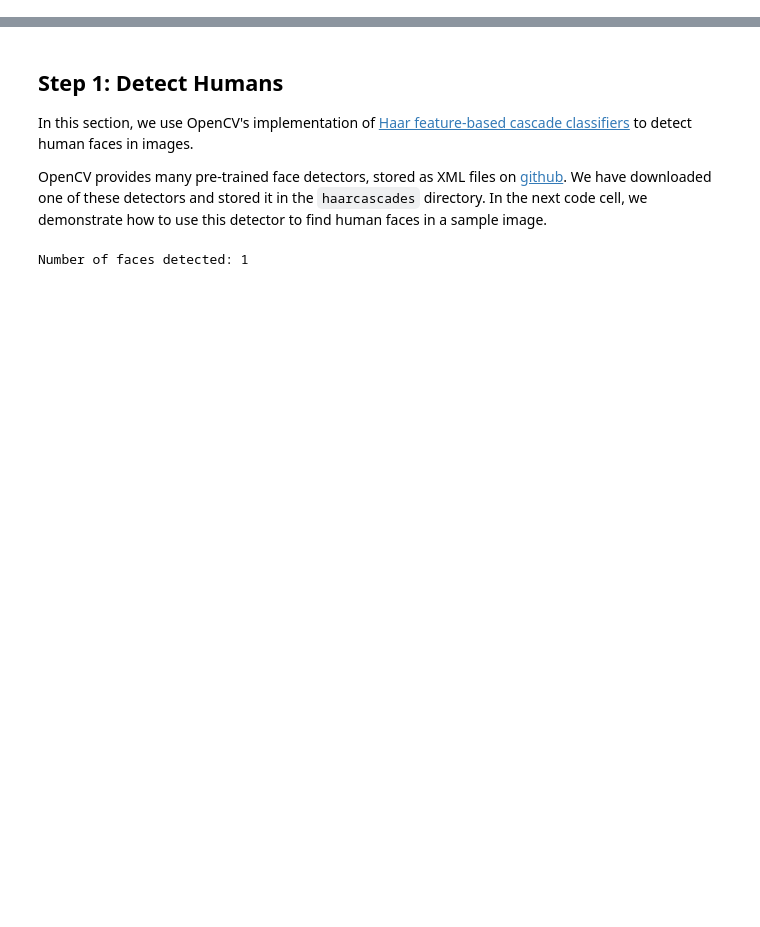
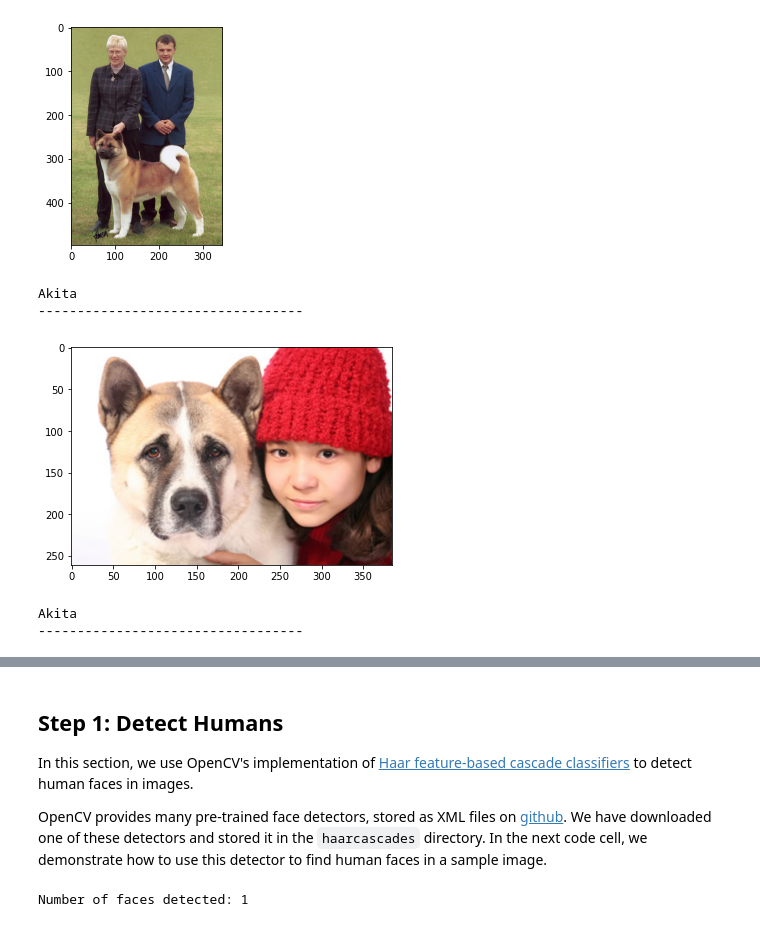
Before and after one commit to albert-kuc/Dog-Breed-Classifier, a Jupyter notebook: dog_app.ipynb, the cells around one changed output, grey strips where cells are left out. Saved outputs shown, nothing was run; the diff lists cells and outputs as text; code cells hidden in the pictures; blank space fills up the shorter version.

```diff
--- a/dog_app.ipynb
+++ b/dog_app.ipynb
@@ -72,0 +171,12 @@ There are 8351 total dog images.
+# %%
+for file_path in dog_files_train[:500]:
+    for i in with_people:
+        if i in file_path:
+            display_img_from_path(file_path)
+# %% [output]
+[figure, added]
+Akita
+----------------------------------
+[figure, added]
+Akita
+----------------------------------
```
Also changed, not shown: parts of 22 cells of this notebook.
